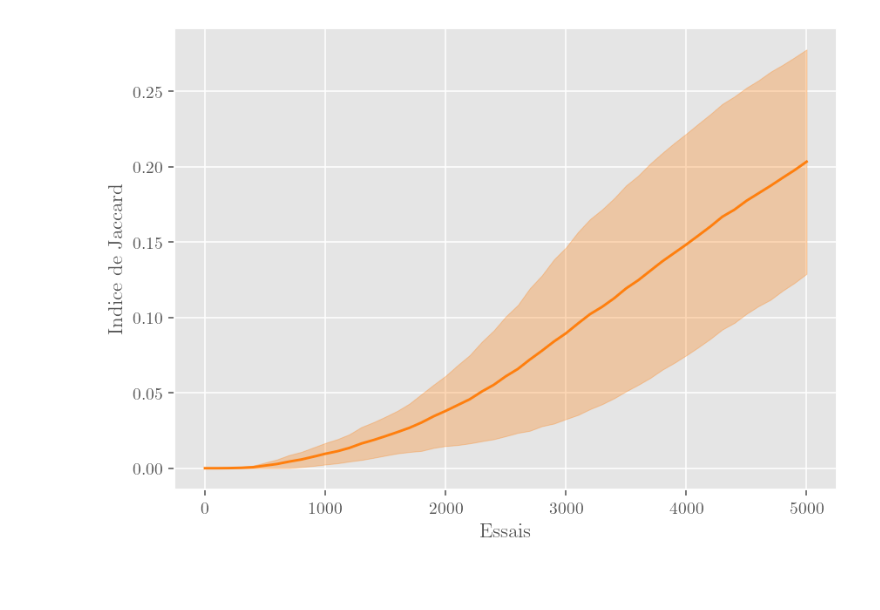
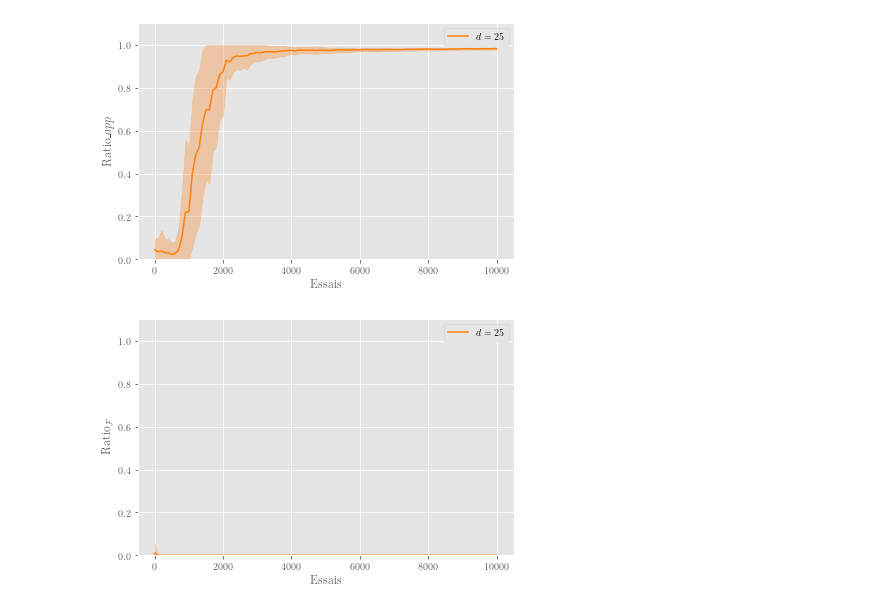
Before and after one commit to Quoding/optimneuralbandits, a Jupyter notebook: testing/viz/vizualize_perf_metrics.ipynb, the cells around one changed output. Drawn from its saved outputs; the diff is of its cells as text; code cells hidden in the pictures; blank space fills up the shorter version.

Commit message:
Rework hierarchy, fix some typos, modify some viz
arg_test_poly.py now takes risks > thresh (instead of >=) for solution

```diff
--- a/testing/viz/vizualize_perf_metrics.ipynb
+++ b/testing/viz/vizualize_perf_metrics.ipynb
@@ -33,0 +34,5 @@ for run in range(50):
+# %%
+colors = ["tab:orange", "tab:purple", "tab:green", "tab:red", "tab:cyan", "tab:brown"]
+labels = ["$d = 25$"]
+interval = 100
+upper_lim = 10100
@@ -34,16 +64,48 @@ for run in range(50):
+# %%
+metric = "ratio_apps"
+
+for i, exp in enumerate(metrics_dict.keys()):
+    means = np.nanmean(metrics_dict[exp][metric], axis=0)[: (upper_lim // interval)]
+    stds = np.nanstd(metrics_dict[exp][metric], axis=0)[: (upper_lim // interval)]
+    x = np.arange(len(means)) * interval
+
+    plt.plot(x, means, color=colors[i], label=labels[i])
+    plt.fill_between(
+        x,
+        np.clip(means - stds, 0, 1),
+        np.clip(means + stds, 0, 1),
+        color=colors[i],
+        alpha=0.3,
+    )
+    plt.xlabel("Essais")
+    plt.ylabel("Ratio_${app}$")
+plt.legend()
+plt.ylim(0, 1.1)
+plt.tight_layout()
+plt.show()
+# plt.savefig(f'../images/exp_poly/perf/')
+# %% [output]
+[figure, added]
 # %%
-# Plot jaccards
-metric = "jaccards"
+# Plot ratio found pat
+metric = "ratio_found_pats"
 
-x = list(range(0, n_trials + 100, interval))
-means = np.nanmean(metrics_dict[metric], axis=0)
-stds = np.nanstd(metrics_dict[metric], axis=0)
+for i, exp in enumerate(metrics_dict.keys()):
+    means = np.nanmean(metrics_dict[exp][metric], axis=0)[:(upper_lim // interval)]
+    stds = np.nanstd(metrics_dict[exp][metric], axis=0)[:(upper_lim// interval)]
+    x = np.arange(len(means)) * interval
 
-plt.plot(x, means, color='tab:orange')
-plt.fill_between(x, np.clip(means - stds, 0, 1), np.clip(means + stds, 0, 1), color='tab:orange', alpha=0.3)
+
+    plt.plot(x, means, color=colors[i], label=labels[i])
+    plt.fill_between(x, np.clip(means - stds, 0, 1), np.clip(means + stds, 0, 1), color=colors[i], alpha=0.3)
 plt.xlabel('Essais')
-plt.ylabel("Indice de Jaccard")
-plt.savefig(f'../images/exp_poly/perf/{metric}_d{n_dim}_t{n_trials}_nlayers{n_layers}_steps{max_n_steps}')
+plt.ylabel("Ratio$_{\mathcal{F}}$")
+plt.legend()
+plt.ylim(0, 1.1)
+plt.tight_layout()
+
+
+# plt.savefig(f'../images/exp_poly/perf/compare_density_{metric}_d{n_dims}_t{n_trials}_nlayers{n_layers}_steps{max_n_steps}')
 # %% [output]
-[figure, old version]
+[figure, new version]
 # %%
```
Also changed, not shown: parts of 18 cells of this notebook, 7 other files.
